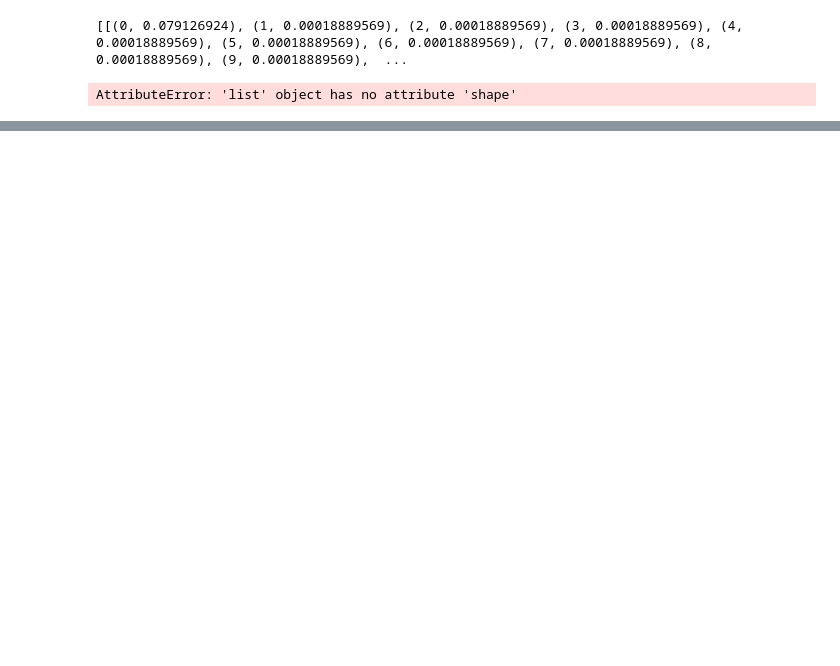
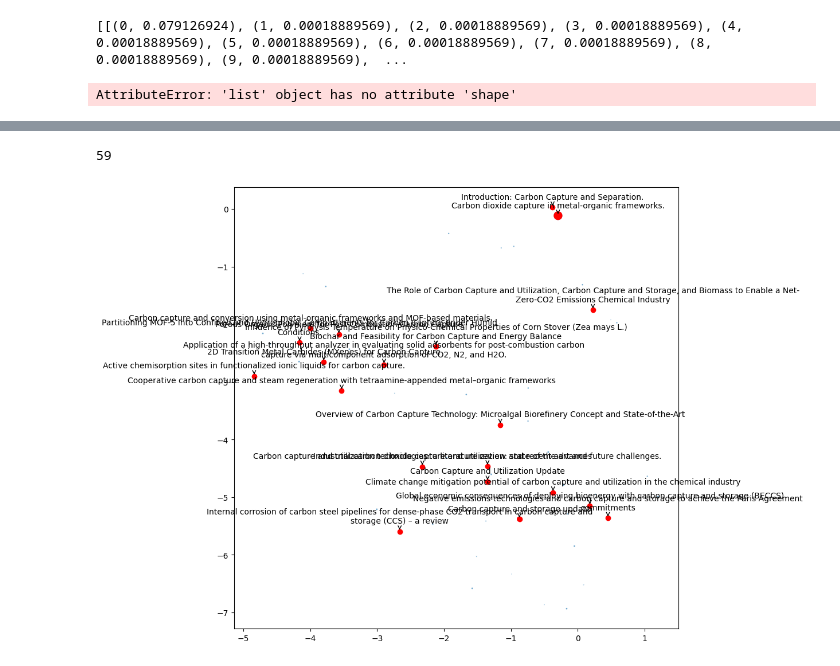
Before and after one commit to KevinH48264/autoscious-carbon-capture, a Jupyter notebook: knowledge_base/generate_viz.ipynb, the cells around one changed output, grey strips where cells are left out. Cells and saved outputs as stored; diff of their text form; code cells hidden in the pictures; blank space fills up the shorter version.

```diff
--- a/knowledge_base/generate_viz.ipynb
+++ b/knowledge_base/generate_viz.ipynb
@@ -342,0 +514,44 @@ for i in range(lda.num_topics):
+# %%
+# Convert all_embeddings values to a list of lists
+all_embeddings_list = list(all_embeddings.values())
+
+# Convert df['embedding'] to a list of lists
+df_embeddings = df['embedding'].apply(lambda x: x['vector']).tolist()
+
+# Stack them together
+combined_embeddings = np.vstack([df_embeddings, all_embeddings_list])
+# %%
+tsne = TSNE(n_components=2, random_state=0)
+embeddings_2d = tsne.fit_transform(combined_embeddings)
+# %%
+len(df)
+# %% [output]
+59
+# %%
+# Add the 2D t-SNE coordinates to the papers DataFrame and normalize citationCount for node sizes
+df['x'] = embeddings_2d[:len(df), 0]
+df['y'] = embeddings_2d[:len(df), 1]
+df['citationCount_normalized'] = (df['citationCount'] - df['citationCount'].min()) / (df['citationCount'].max() - df['citationCount'].min())
+df['citationCount_normalized'] = df['citationCount_normalized'] * 100  # Scale to a suitable range for scatter plot node sizes
+
+# Sort the DataFrame based on citationCount and select the top 20
+df_top20 = df.nlargest(20, 'citationCount')
+
+# Create a scatter plot of all the points with node sizes based on normalized citationCount
+plt.figure(figsize=(10, 10))
+plt.scatter(df['x'], df['y'], s=df['citationCount_normalized'], alpha=0.5, label='All papers')
+
+# Highlight the top 20 papers in the plot with node sizes based on normalized citationCount
+plt.scatter(df_top20['x'], df_top20['y'], s=df_top20['citationCount_normalized'], color='red', label='Top 20 papers')
+
+# Prepare to add titles of the top 20 papers to the plot with text wrapping
+texts = []
+for i, row in df_top20.iterrows():
+    title_wrapped = textwrap.fill(row['title'], width=100)  # Wrap text after 20 characters
+    plt.scatter(row['x'], row['y'], color='red')  # This will ensure the dot is above the line
+    texts.append(plt.annotate(title_wrapped, (row['x'], row['y']), textcoords="offset points", xytext=(0,10), ha='center', arrowprops=dict(arrowstyle="->")))
+
+# Exporting dataframe with T-SNE coordinates
+df.to_json('output_100_tsne.json', orient='records')
+# %% [output]
+[figure, added]
```
Also changed, not shown: parts of 15 cells of this notebook, 7 other files.
